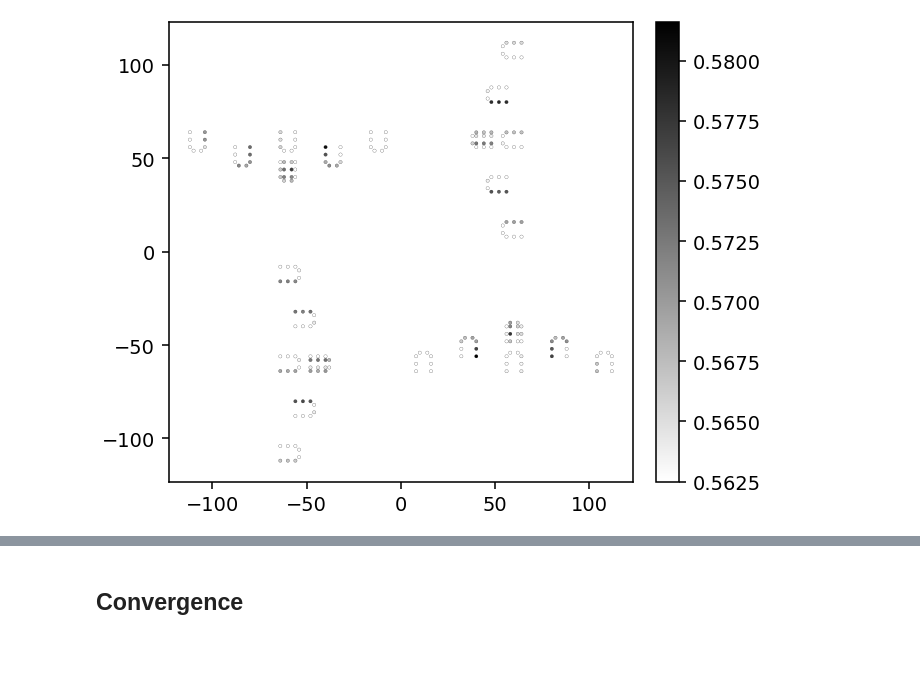
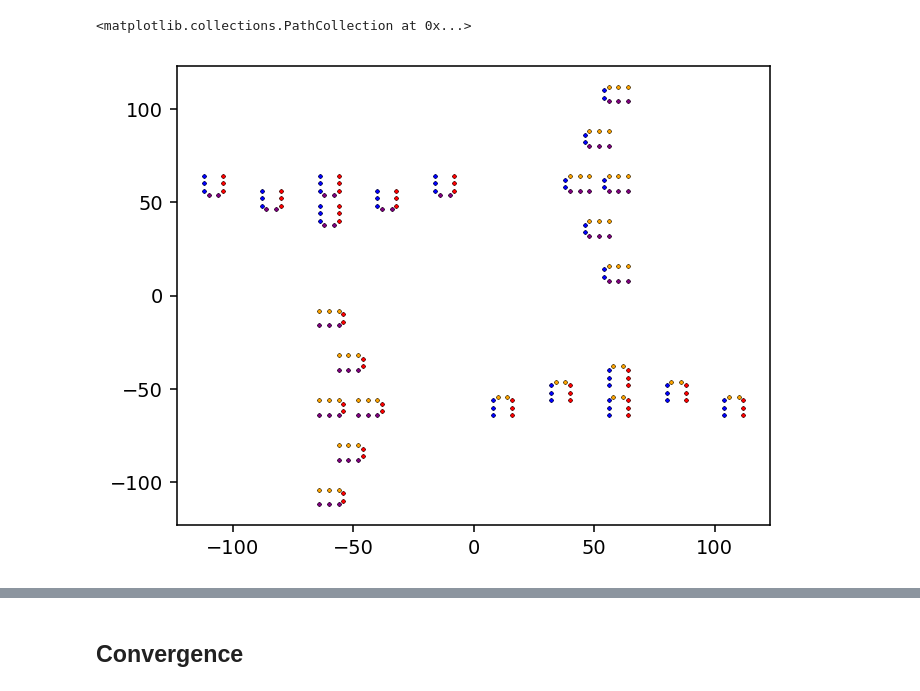
Before and after one commit to nbachand/city_block_cfd, a Jupyter notebook: config2_post-multiRun.ipynb, the cells around one changed output, grey strips where cells are left out. Saved outputs shown, nothing was run; the diff lists cells and outputs as text; code cells hidden in the pictures; blank space fills up the shorter version.

```diff
--- a/config2_post-multiRun.ipynb
+++ b/config2_post-multiRun.ipynb
@@ -83,4 +70,15 @@ plt.show()
+# %%
+runs = {
+    15: {'B': False, 'A': 0,  'WS': 4},
+    16: {'B': False, 'A': 45, 'WS': 4},
+    17: {'B': False, 'A': 0,  'WS': 2},
+    21: {'B': True,  'A': 0,  'WS': 4},
+    22: {'B': False, 'A': 45, 'WS': 2},
+    23: {'B': True,  'A': 0,  'WS': 2},
+    24: {'B': True,  'A': 45, 'WS': 2},
+    # 25: {'B': True,  'A': 45, 'WS': 4},
+}
 # %%
-start = 30000
+start = 40000
 stop = -1
 by = 1
@@ -282,7 +263,55 @@ flowStats
-# %%
-fig, ax=plt.subplots(1, 1, constrained_layout =True)
-im=ax.scatter(flowStats['x'], flowStats['z'], s=4*im_scaling, c=flowStats["area"], cmap='binary', edgecolors="black", linewidths=.1)
-fig.colorbar(im)
-plt.savefig(f'{home_dir}/CHARLES/{category}/R{run}/plots/rmsInterior', bbox_inches="tight")
-# %% [output]
-[figure, removed]
+# %%
+flowStatsMI = pd.concat(allFlowStats.values(), keys=allFlowStats.keys())
+roomVentilationMI = pd.concat(allRoomVentilation.values(), keys=allRoomVentilation.keys())
+# %%
+flowStatsMI["orientation"] = pd.Series(dtype=float)
+
+flowStatsMI.loc[(
+        (flowStatsMI.openingType == "xwindow") & (
+        (flowStatsMI.windowNumber.apply(lambda str: fnmatch(str, '[!0]-?'))) & (flowStatsMI.blockType.isna()) |
+        (flowStatsMI.windowNumber.apply(lambda str: fnmatch(str, '0-?'))) & (flowStatsMI.blockType == "Bxz"))
+    ) | (
+        (flowStatsMI.openingType == "zwindow") & (
+        (flowStatsMI.windowNumber.apply(lambda str: fnmatch(str, '?-0'))) & (flowStatsMI.blockType == "Bx") |
+        (flowStatsMI.windowNumber.apply(lambda str: fnmatch(str, '?-[!0]'))) & (flowStatsMI.blockType == "Bz"))
+    ), "orientation"] = 0
+
+flowStatsMI.loc[(
+        (flowStatsMI.openingType == "xwindow") & (
+        (flowStatsMI.windowNumber.apply(lambda str: fnmatch(str, '0-?'))) & (flowStatsMI.blockType.isna()) |
+        (flowStatsMI.windowNumber.apply(lambda str: fnmatch(str, '[!0]-?'))) & (flowStatsMI.blockType == "Bxz"))
+    ) | (
+        (flowStatsMI.openingType == "zwindow") & (
+        (flowStatsMI.windowNumber.apply(lambda str: fnmatch(str, '?-[!0]'))) & (flowStatsMI.blockType == "Bx") |
+        (flowStatsMI.windowNumber.apply(lambda str: fnmatch(str, '?-0'))) & (flowStatsMI.blockType == "Bz"))
+    ), "orientation"] = 180
+
+flowStatsMI.loc[(
+        (flowStatsMI.openingType == "xwindow") & (
+        (flowStatsMI.windowNumber.apply(lambda str: fnmatch(str, '[!0]-?'))) & (flowStatsMI.blockType == "Bx") |
+        (flowStatsMI.windowNumber.apply(lambda str: fnmatch(str, '0-?'))) & (flowStatsMI.blockType == "Bz"))
+    ) | (
+        (flowStatsMI.openingType == "zwindow") & (
+        (flowStatsMI.windowNumber.apply(lambda str: fnmatch(str, '?-0'))) & (flowStatsMI.blockType == "Bxz") |
+        (flowStatsMI.windowNumber.apply(lambda str: fnmatch(str, '?-[!0]')))& (flowStatsMI.blockType.isna()))
+    ), "orientation"] = 90
+
+flowStatsMI.loc[(
+        (flowStatsMI.openingType == "xwindow") & (
+        (flowStatsMI.windowNumber.apply(lambda str: fnmatch(str, '0-?'))) & (flowStatsMI.blockType == "Bx") |
+        (flowStatsMI.windowNumber.apply(lambda str: fnmatch(str, '[!0]-?'))) & (flowStatsMI.blockType == "Bz"))
+    ) | (
+        (flowStatsMI.openingType == "zwindow") & (
+        (flowStatsMI.windowNumber.apply(lambda str: fnmatch(str, '?-[!0]'))) & (flowStatsMI.blockType == "Bxz") |
+        (flowStatsMI.windowNumber.apply(lambda str: fnmatch(str, '?-0'))) & (flowStatsMI.blockType.isna()))
+    ), "orientation"] = 270
+
+fig, ax=plt.subplots(1, 1, constrained_layout =True)
+ax.scatter(flowStatsMI[flowStatsMI["orientation"] ==   0]['x'], flowStatsMI[flowStatsMI["orientation"] ==   0]['z'], s=4*im_scaling, c="red", edgecolors="black", linewidths=.1)
+ax.scatter(flowStatsMI[flowStatsMI["orientation"] ==  90]['x'], flowStatsMI[flowStatsMI["orientation"] ==  90]['z'], s=4*im_scaling, c="orange", edgecolors="black", linewidths=.1)
+ax.scatter(flowStatsMI[flowStatsMI["orientation"] == 180]['x'], flowStatsMI[flowStatsMI["orientation"] == 180]['z'], s=4*im_scaling, c="blue", edgecolors="black", linewidths=.1)
+ax.scatter(flowStatsMI[flowStatsMI["orientation"] == 270]['x'], flowStatsMI[flowStatsMI["orientation"] == 270]['z'], s=4*im_scaling, c="purple", edgecolors="black", linewidths=.1)
+# plt.savefig(f'{home_dir}/CHARLES/{category}/R{run}/plots/rmsInterior', bbox_inches="tight")
+# %% [output]
+<matplotlib.collections.PathCollection at 0x...>
+[figure, added]
```
Also changed, not shown: parts of 26 cells of this notebook, 2 other files.
